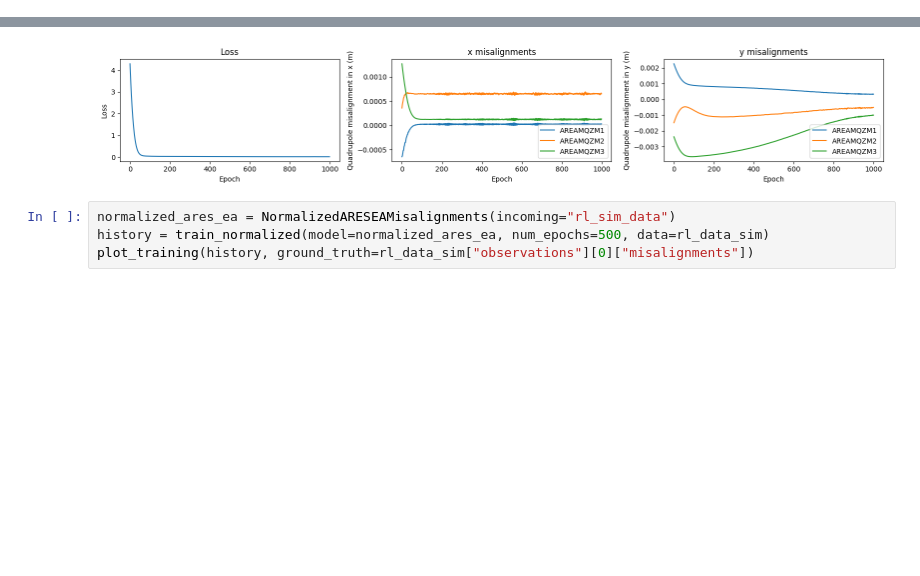
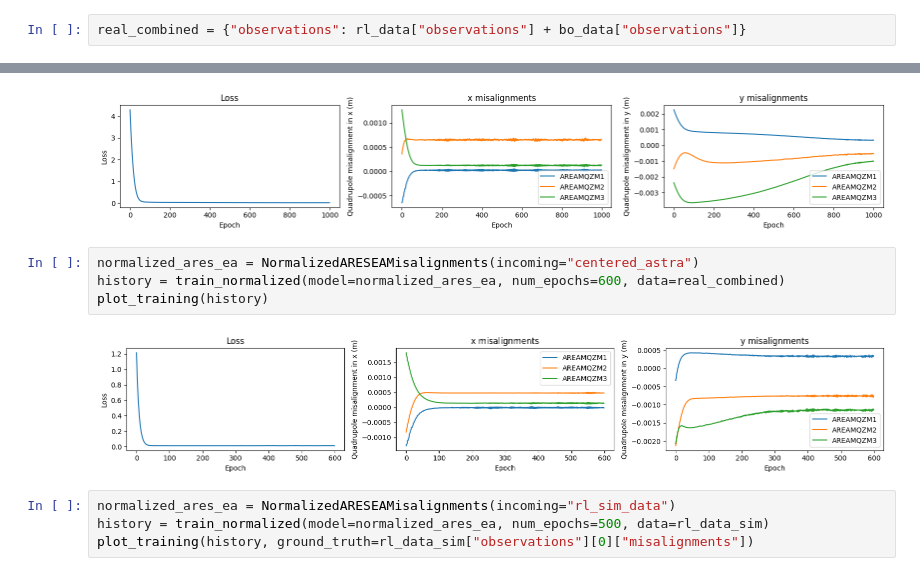
Before and after one commit to desy-ml/cheetah-demos, a Jupyter notebook: system_identification/misalignments.ipynb, the cells around one changed output, grey strips where cells are left out. Saved outputs shown, nothing was run; the diff lists cells and outputs as text; blank space fills up the shorter version.

Commit message:
Add combined RL BO real world experiment

```diff
--- a/system_identification/misalignments.ipynb
+++ b/system_identification/misalignments.ipynb
@@ -26,6 +26,8 @@ with open("bo_firstsub_real_32.pkl", "rb") as f:
 
 with open("rl_sim_33.pkl", "rb") as f:
     rl_data_sim = pickle.load(f)
+# %%
+real_combined = {"observations": rl_data["observations"] + bo_data["observations"]}
 # %%
 # Load ARES lattice and wrap it in normalisation nn.Module
 
@@ -231,6 +233,12 @@ history = train_normalized(model=normalized_ares_ea, num_epochs=1_000, data=bo_d
 plot_training(history)
 # %% [output]
 [figure]
+# %%
+normalized_ares_ea = NormalizedARESEAMisalignments(incoming="centered_astra")
+history = train_normalized(model=normalized_ares_ea, num_epochs=600, data=real_combined)
+plot_training(history)
+# %% [output]
+[figure, added]
 # %%
 normalized_ares_ea = NormalizedARESEAMisalignments(incoming="rl_sim_data")
 history = train_normalized(model=normalized_ares_ea, num_epochs=500, data=rl_data_sim)
```
